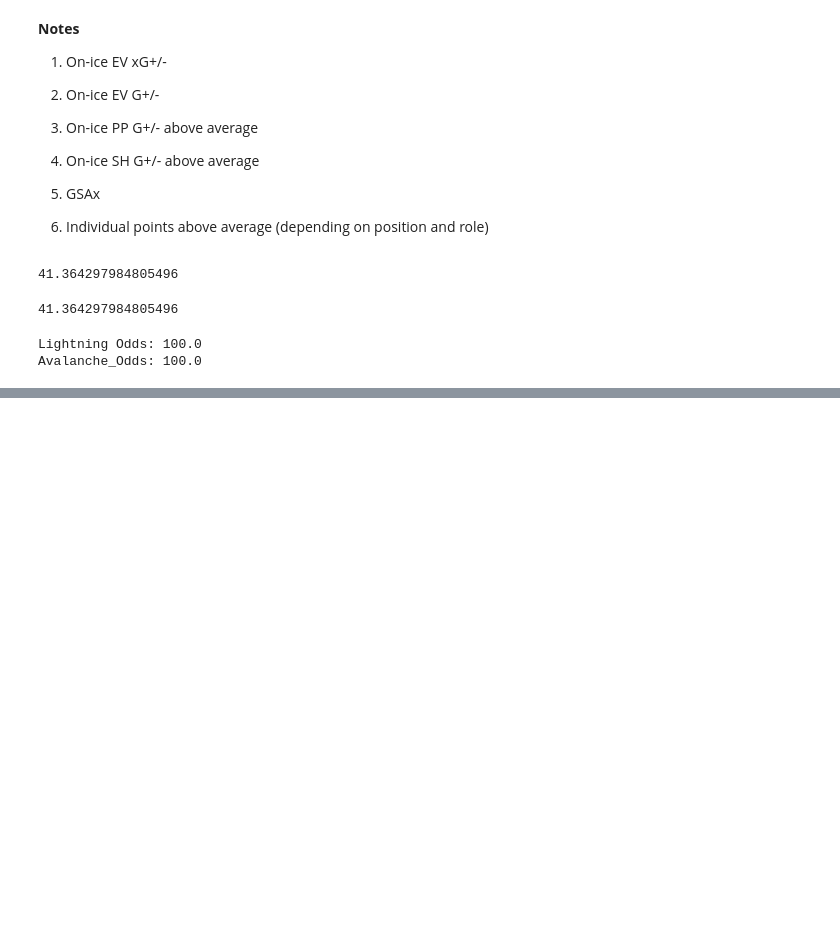
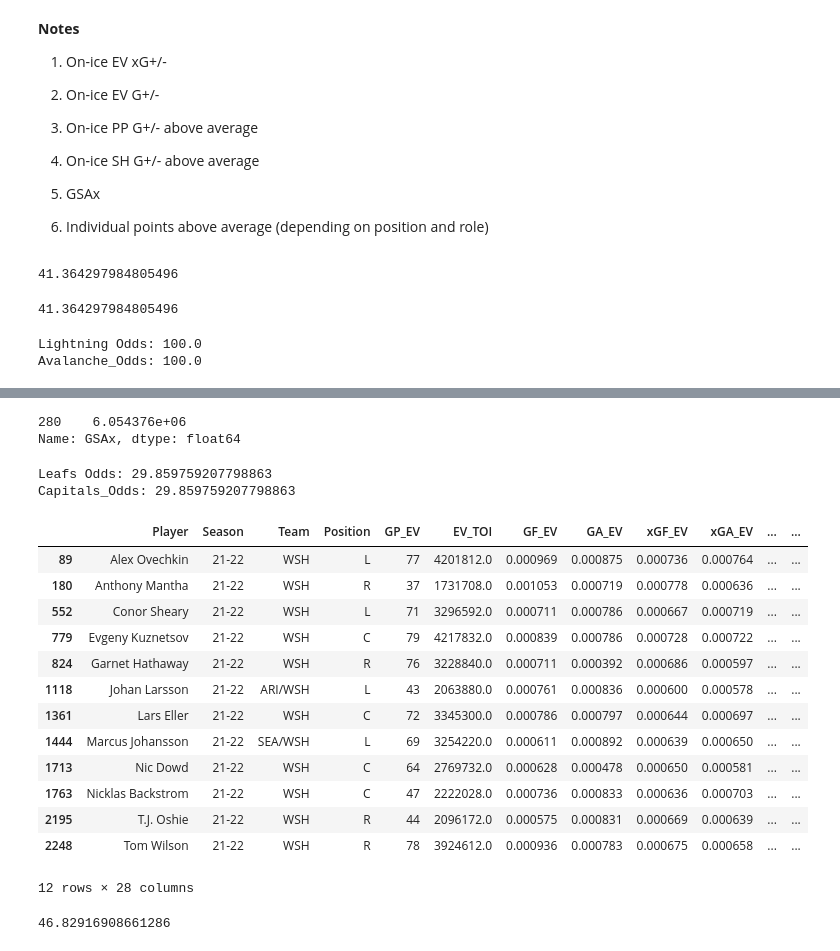
Before and after one commit to danmartin25/Hockey_Model, a Jupyter notebook: Hockey Model Mark I.ipynb, the cells around one changed output, grey strips where cells are left out. Drawn from its saved outputs; the diff is of its cells as text; code cells hidden in the pictures; blank space fills up the shorter version.

Commit message:
Added a projection for Capitals-Leafs on April 24.

```diff
--- a/Hockey Model Mark I.ipynb
+++ b/Hockey Model Mark I.ipynb
@@ -315,0 +324,50 @@ Avalanche_Odds: 100.0
+# %%
+#Make Game projection for Leafs-Capitals from 4/24
+#Leafs Roster
+Leafs_forwards = forwards_table.loc[(forwards_table.Player=="Nicholas Abruzzese")|(forwards_table.Player=="Colin Blackwell")|(forwards_table.Player=="Kyle Clifford")|(forwards_table.Player=="Pierre Engvall")
+|(forwards_table.Player=="David Kampf")|(forwards_table.Player=="Alex Kerfoot")|(forwards_table.Player=="Mitch Marner")|(forwards_table.Player=="Auston Matthews")|(forwards_table.Player=="Ilya Mikheyev")
+|(forwards_table.Player=="William Nylander")|(forwards_table.Player=="Wayne Simmonds")|(forwards_table.Player=="Jason Spezza")]
+Leafs_defense = defense_table.loc[(defense_table.Player=="Tj Brodie")|(defense_table.Player=="Carl Dahlstrom")
+|(defense_table.Player=="Mark Giordano")|(defense_table.Player=="Justin Holl")|(defense_table.Player=="Ilya Lyubushkin")|(defense_table.Player=="Morgan Rielly")]
+Leafs_goalie = goalie_stats.loc[(goalie_stats.Player=="Erik Kallgren")]
+#Leafs_forwards
+
+#Capitals Roster
+Capitals_forwards = forwards_table.loc[(forwards_table.Player=="Nicklas Backstrom")|(forwards_table.Player=="Nic Dowd")|(forwards_table.Player=="Lars Eller")|(forwards_table.Player=="Garnet Hathaway")
+|(forwards_table.Player=="Marcus Johansson")|(forwards_table.Player=="Evgeny Kuznetsov")|(forwards_table.Player=="Johan Larsson")|(forwards_table.Player=="Anthony Mantha")|(forwards_table.Player=="T.J. Oshie")
+|(forwards_table.Player=="Alex Ovechkin")|(forwards_table.Player=="Conor Sheary")|(forwards_table.Player=="Tom Wilson")]
+Capitals_defense = defense_table.loc[(defense_table.Player=="John Carlson")|(defense_table.Player=="Martin Fehervary")
+|(defense_table.Player=="Nick Jensen")|(defense_table.Player=="Dmitry Orlov")|(defense_table.Player=="Justin Schultz")|(defense_table.Player=="Trevor Van Riemsdyk")]
+Capitals_goalie = goalie_stats.loc[(goalie_stats.Player=="Vitek Vanecek")]
+#Capitals_forwards
+# %%
+#Create Leafs roster for 2021-2022
+Leafs_forwards_2122 = Leafs_forwards.loc[Leafs_forwards.Season=="21-22"]
+Leafs_defense_2122 = Leafs_defense.loc[Leafs_defense.Season=="21-22"]
+Leafs_goalies_2122 = Leafs_goalie.loc[Leafs_goalie.Season=="21-22"]
+#Leafs_forwards_2122
+
+#Create Capitals roster for 2021-2022
+Capitals_forwards_2122 = Capitals_forwards.loc[Capitals_forwards.Season=="21-22"]
+Capitals_defense_2122 = Capitals_defense.loc[Capitals_defense.Season=="21-22"]
+Capitals_goalies_2122 = Capitals_goalie.loc[Capitals_goalie.Season=="21-22"]
+#Capitals_forwards_2122
+# %%
+#Create strength of roster for Leafs
+Leafs_Strength_2122 = 0.5 + (Leafs_forwards_2122['GF_Impact'].sum()*0.00294) + (Leafs_forwards_2122['GA_Impact'].sum()*-0.00248) + (Leafs_forwards_2122['xGF_Impact'].sum()*0.00485) + (Leafs_forwards_2122['xGA_Impact'].sum()*-0.00439)
++ (Leafs_forwards_2122['xGF_Impact'].sum()*0.00485) + (Leafs_forwards_2122['PP_Impact'].sum()*0.00361) + (Leafs_forwards_2122['SH_Impact'].sum()*0.00498) + (Leafs_forwards_2122['G_Impact'].sum()*0.00749)
++ (Leafs_forwards_2122['A1_Impact'].sum()*0.00771) + (Leafs_forwards_2122['A2_Impact'].sum()*0.0102) + (Leafs_defense_2122['GF_Impact'].sum()*0.00444) + (Leafs_defense_2122['GA_Impact'].sum()*-0.00385)
++ (Leafs_defense_2122['xGF_Impact']*0.00736) + (Leafs_defense_2122['xGA_Impact']*-0.00654) + (Leafs_defense_2122['PP_Impact']*0.00833) + (Leafs_defense_2122['SH_Impact']*0.00498)
++ (Leafs_defense_2122['G_Impact'].sum()*0.0132) + (Leafs_defense_2122['A1_Impact'].sum()*0.00963) + (Leafs_defense_2122['A2_Impact'].sum()*0.00918) + (Leafs_goalies_2122['GSAx']*0.00622)
+#Leafs_Strength_2122
+
+#Create strength of roster for Capitals
+Capitals_Strength_2122 = 0.5 + (Capitals_forwards_2122['GF_Impact'].sum()*0.00294) + (Capitals_forwards_2122['GA_Impact'].sum()*-0.00248) + (Capitals_forwards_2122['xGF_Impact'].sum()*0.00485) + (Capitals_forwards_2122['xGA_Impact'].sum()*-0.00439)
++ (Capitals_forwards_2122['xGF_Impact'].sum()*0.00485) + (Capitals_forwards_2122['PP_Impact'].sum()*0.00361) + (Capitals_forwards_2122['SH_Impact'].sum()*0.00498) + (Capitals_forwards_2122['G_Impact'].sum()*0.00749)
++ (Capitals_forwards_2122['A1_Impact'].sum()*0.00771) + (Capitals_forwards_2122['A2_Impact'].sum()*0.0102) + (Capitals_defense_2122['GF_Impact'].sum()*0.00444) + (Capitals_defense_2122['GA_Impact'].sum()*-0.00385)
++ (Capitals_defense_2122['xGF_Impact']*0.00736) + (Capitals_defense_2122['xGA_Impact']*-0.00654) + (Capitals_defense_2122['PP_Impact']*0.00833) + (Capitals_defense_2122['SH_Impact']*0.00498)
++ (Capitals_defense_2122['G_Impact'].sum()*0.0132) + (Capitals_defense_2122['A1_Impact'].sum()*0.00963) + (Capitals_defense_2122['A2_Impact'].sum()*0.00918) + (Capitals_goalies_2122['GSAx']*0.00622)
+#Capitals_Strength_2122
+# %% [output]
+280    6.054376e+06
+Name: GSAx, dtype: float64
@@ -315,0 +380,27 @@ Avalanche_Odds: 100.0
+# %%
+print("Leafs Odds:", Leafs_Odds)
+print("Capitals_Odds:", Leafs_Odds)
+# %% [output]
+Leafs Odds: 29.859759207798863
+Capitals_Odds: 29.859759207798863
+# %%
+Capitals_forwards_2122
+# %% [output]
+|  | Player | Season | Team | Position | GP_EV | EV_TOI | GF_EV | GA_EV | xGF_EV | xGA_EV | ... | ... |
+| 89 | Alex Ovechkin | 21-22 | WSH | L | 77 | 4201812.0 | 0.000969 | 0.000875 | 0.000736 | 0.000764 | ... | ... |
+| 180 | Anthony Mantha | 21-22 | WSH | R | 37 | 1731708.0 | 0.001053 | 0.000719 | 0.000778 | 0.000636 | ... | ... |
+| 552 | Conor Sheary | 21-22 | WSH | L | 71 | 3296592.0 | 0.000711 | 0.000786 | 0.000667 | 0.000719 | ... | ... |
+| 779 | Evgeny Kuznetsov | 21-22 | WSH | C | 79 | 4217832.0 | 0.000839 | 0.000786 | 0.000728 | 0.000722 | ... | ... |
+| 824 | Garnet Hathaway | 21-22 | WSH | R | 76 | 3228840.0 | 0.000711 | 0.000392 | 0.000686 | 0.000597 | ... | ... |
+| 1118 | Johan Larsson | 21-22 | ARI/WSH | L | 43 | 2063880.0 | 0.000761 | 0.000836 | 0.000600 | 0.000578 | ... | ... |
+| 1361 | Lars Eller | 21-22 | WSH | C | 72 | 3345300.0 | 0.000786 | 0.000797 | 0.000644 | 0.000697 | ... | ... |
+| 1444 | Marcus Johansson | 21-22 | SEA/WSH | L | 69 | 3254220.0 | 0.000611 | 0.000892 | 0.000639 | 0.000650 | ... | ... |
+| 1713 | Nic Dowd | 21-22 | WSH | C | 64 | 2769732.0 | 0.000628 | 0.000478 | 0.000650 | 0.000581 | ... | ... |
+| 1763 | Nicklas Backstrom | 21-22 | WSH | C | 47 | 2222028.0 | 0.000736 | 0.000833 | 0.000636 | 0.000703 | ... | ... |
+| 2195 | T.J. Oshie | 21-22 | WSH | R | 44 | 2096172.0 | 0.000575 | 0.000831 | 0.000669 | 0.000639 | ... | ... |
+| 2248 | Tom Wilson | 21-22 | WSH | R | 78 | 3924612.0 | 0.000936 | 0.000783 | 0.000675 | 0.000658 | ... | ... |
+12 rows × 28 columns
+# %%
+Leafs_Strength_2122
+# %% [output]
+46.82916908661286
```
Also changed, not shown: parts of 4 cells of this notebook.
